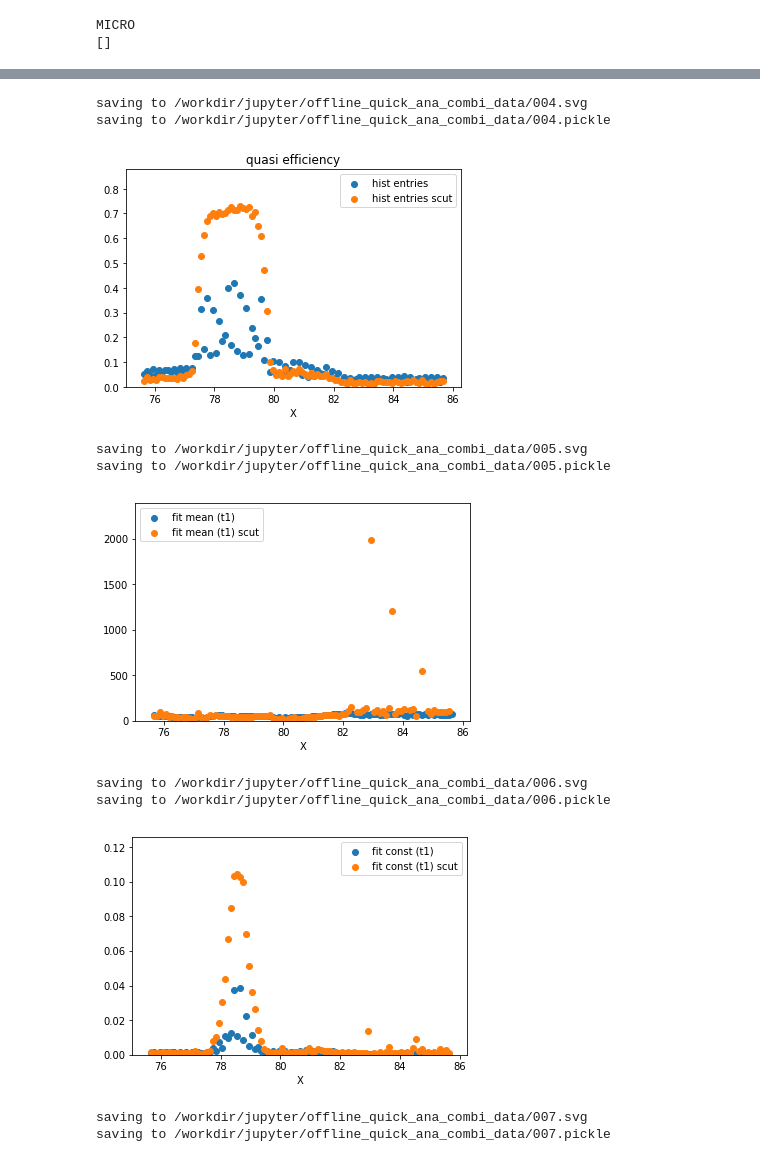
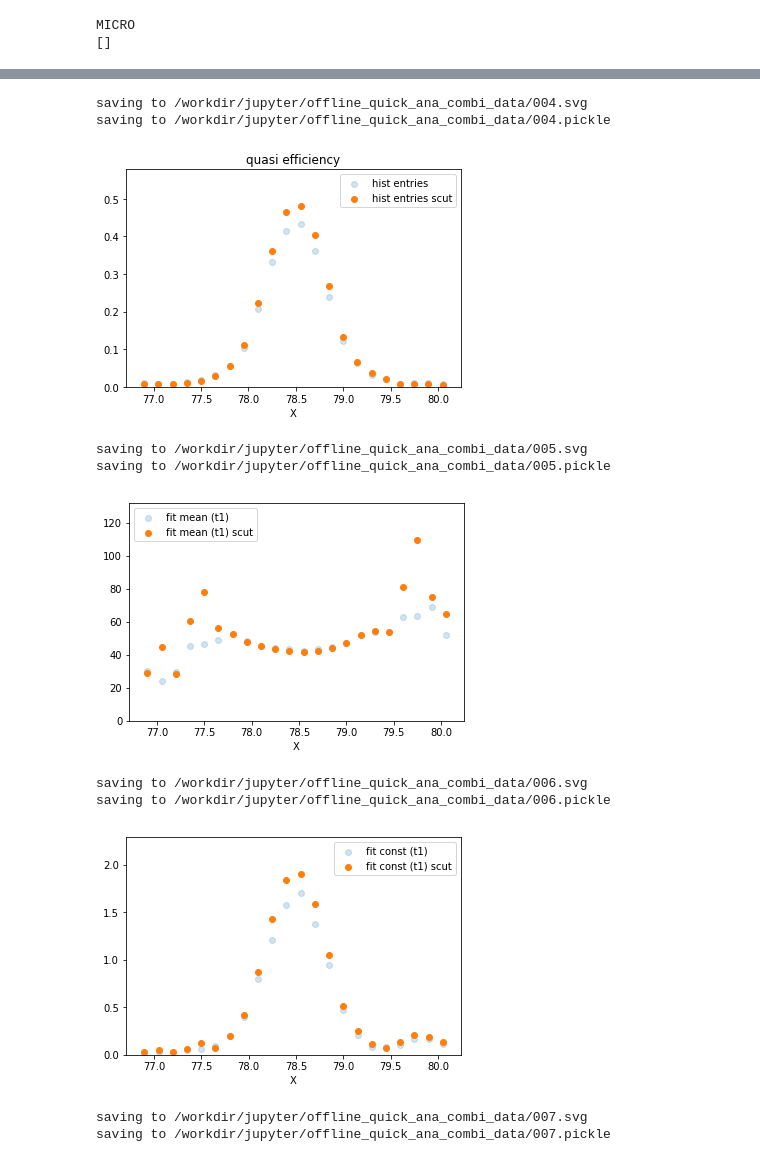
Before and after one commit to acidbourbon/PT_full_system, a Jupyter notebook: workdir/jupyter/offline_quick_ana_combi.ipynb, the cells around one changed output, grey strips where cells are left out. Cells and saved outputs as stored; diff of their text form; code cells hidden in the pictures.

```diff
--- a/workdir/jupyter/offline_quick_ana_combi.ipynb
+++ b/workdir/jupyter/offline_quick_ana_combi.ipynb
@@ -25,7 +29,7 @@ possible_file_names = [
  "joint_tree_prev1000.root"
 ]
 
-id="id01_"
+id="id062"
 
 ## auto detect scan type ##
 
@@ -598,10 +617,10 @@ plt.show()
 # %%
 ##################################################
-##               scut    fish ana                   ##
+##               scut fish ana                  ##
 ##################################################
 
 
-plt.scatter(VAR,fish_entries_list,label="hist entries")
+plt.scatter(VAR,fish_entries_list,label="hist entries",alpha=0.2)
 plt.scatter(VAR,fish_entries_list_scut,label="hist entries scut")
 #plt.plot(VAR,fish_entries_list_scut,label="hist entries")
 plt.ylim(0,np.max(fish_entries_list_scut)*1.2)
@@ -610,43 +629,43 @@ plt.title("quasi efficiency")
 plt.xlabel(varname)
 show(plt)
 
-plt.scatter(VAR,fish_mean_list,label="fit mean (t1)")
+plt.scatter(VAR,fish_mean_list,label="fit mean (t1)",alpha=0.2)
 plt.scatter(VAR,fish_mean_list_scut,label="fit mean (t1) scut")
 #plt.plot(VAR,fish_mean_list_scut,label="fit mean (t1)")
 plt.ylim(0,np.max(fish_mean_list_scut)*1.2)
 plt.legend()
 #plt.ylim(0,75)
 plt.xlabel(varname)
 show(plt)
 
-plt.scatter(VAR,fish_const_list,label="fit const (t1)")
+plt.scatter(VAR,fish_const_list,label="fit const (t1)",alpha=0.2)
 plt.scatter(VAR,fish_const_list_scut,label="fit const (t1) scut")
 #plt.plot(VAR,fish_const_list_scut,label="fit const (t1)")
 plt.ylim(0,np.max(fish_const_list_scut)*1.2)
 plt.legend()
 #plt.ylim(0,0.3)
 plt.xlabel(varname)
 show(plt)
 
-plt.scatter(VAR,fish_sigma_list,label="fit sigma fish (t1)")
+plt.scatter(VAR,fish_sigma_list,label="fit sigma fish (t1)",alpha=0.2)
 plt.scatter(VAR,fish_sigma_list_scut,label="fit sigma fish (t1) scut")
 plt.scatter(VAR,np.array(fish_sigma_list_scut)/np.sqrt(2),label="fit sigma fish /sqrt2 (t1) scut")
 plt.scatter(VAR,sigma_list_scut,label="fit sigma direct scut")
 #plt.plot(VAR,fish_sigma_list_scut,label="fit sigma (t1)")
 plt.ylim(0,np.max(fish_sigma_list_scut)*1.2)
 plt.ylim(0,20)
 plt.legend()
 plt.xlabel(varname)
 show(plt)
 # %% [output]
 saving to /workdir/jupyter/offline_quick_ana_combi_data/004.svg
 saving to /workdir/jupyter/offline_quick_ana_combi_data/004.pickle
-[figure, old version]
+[figure, new version]
 saving to /workdir/jupyter/offline_quick_ana_combi_data/005.svg
 saving to /workdir/jupyter/offline_quick_ana_combi_data/005.pickle
-[figure, old version]
+[figure, new version]
 saving to /workdir/jupyter/offline_quick_ana_combi_data/006.svg
 saving to /workdir/jupyter/offline_quick_ana_combi_data/006.pickle
-[figure, old version]
+[figure, new version]
 saving to /workdir/jupyter/offline_quick_ana_combi_data/007.svg
 saving to /workdir/jupyter/offline_quick_ana_combi_data/007.pickle
```
Also changed, not shown: parts of 11 cells of this notebook, 1 other file.
